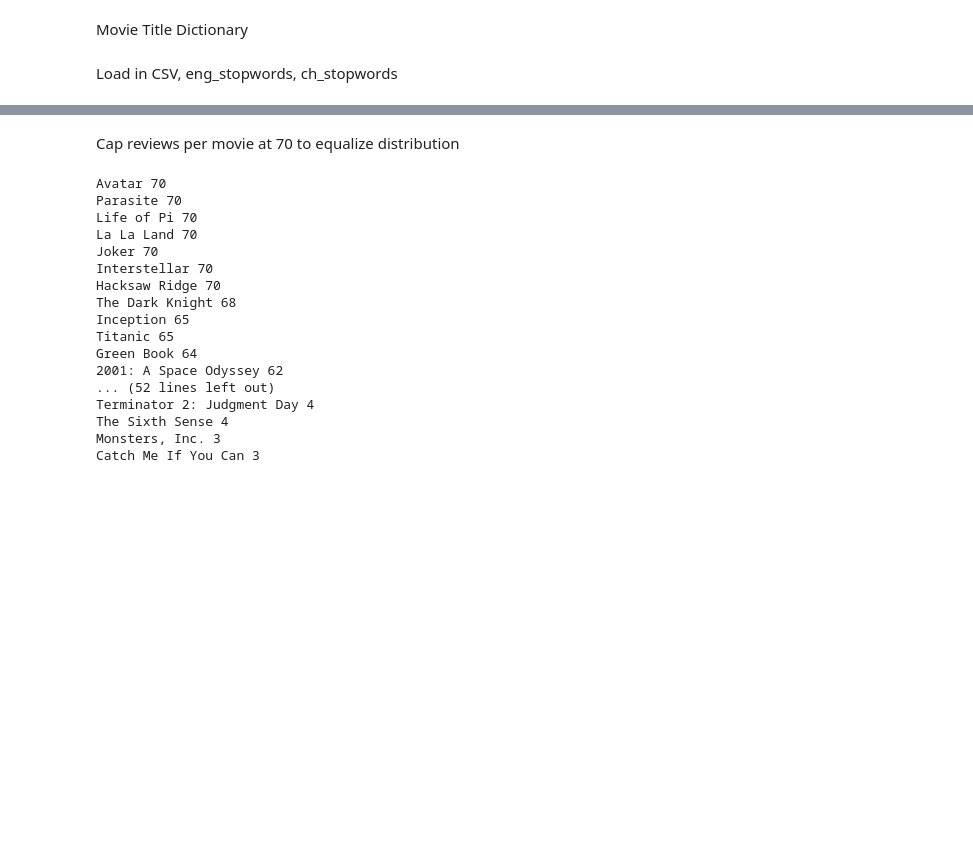
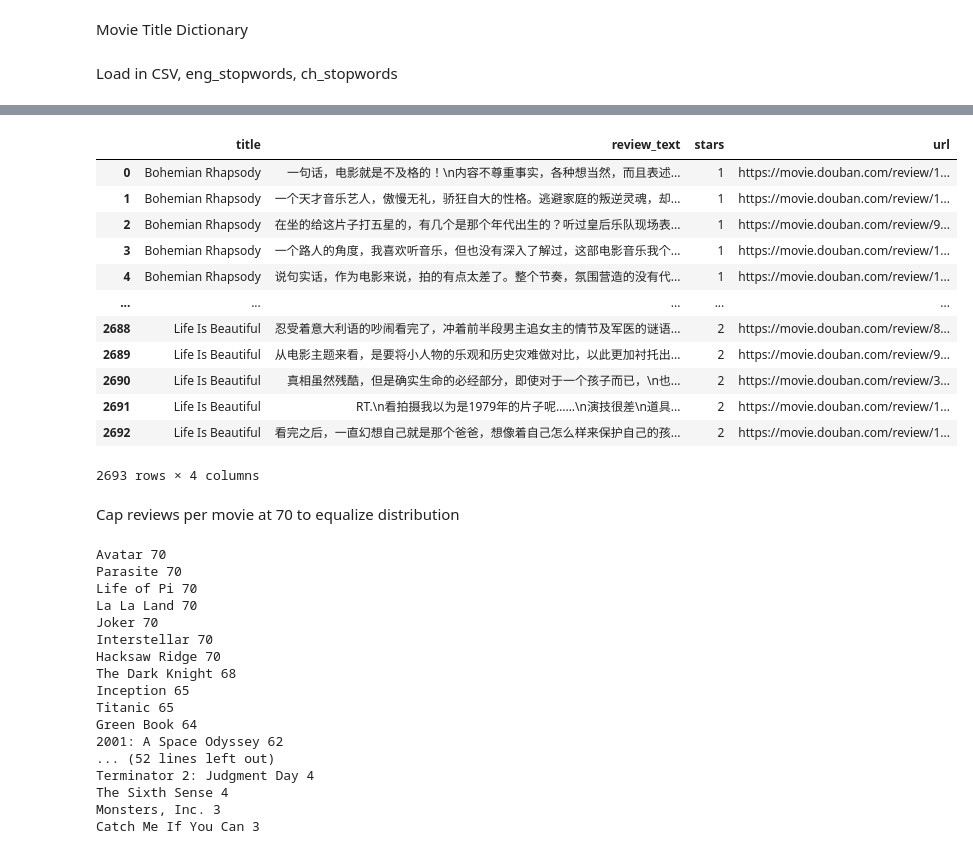
Before and after one commit to eli-marx/ds-project, a Jupyter notebook: jupyter notebooks/MAIN_chinese_review_modelling.ipynb, the cells around one changed output, grey strips where cells are left out. Drawn from its saved outputs; the diff is of its cells as text; code cells hidden in the pictures; blank space fills up the shorter version.

```diff
--- a/jupyter notebooks/MAIN_chinese_review_modelling.ipynb
+++ b/jupyter notebooks/MAIN_chinese_review_modelling.ipynb
@@ -303,6 +324,22 @@ df_cn = pd.read_csv('../douban_reviews.csv')
 #eng_stopwords = set(stopwords.words('english'))
 eng_stopwords = set(open('../text_processing/custom_english_stopwords.txt', encoding='utf-8').read().split())
 cn_stopwords = set(open('../text_processing/chinese_stopwords.txt', encoding='utf-8').read().split())
+# %%
+df_cn
+# %% [output]
+|  | title | review_text | stars | url |
+| 0 | Bohemian Rhapsody | 一句话，电影就是不及格的！\n内容不尊重事实，各种想当然，而且表述... | 1 | https://movie.douban.com/review/1... |
+| 1 | Bohemian Rhapsody | 一个天才音乐艺人，傲慢无礼，骄狂自大的性格。逃避家庭的叛逆灵魂，却... | 1 | https://movie.douban.com/review/1... |
+| 2 | Bohemian Rhapsody | 在坐的给这片子打五星的，有几个是那个年代出生的？听过皇后乐队现场表... | 1 | https://movie.douban.com/review/9... |
+| 3 | Bohemian Rhapsody | 一个路人的角度，我喜欢听音乐，但也没有深入了解过，这部电影音乐我个... | 1 | https://movie.douban.com/review/1... |
+| 4 | Bohemian Rhapsody | 说句实话，作为电影来说，拍的有点太差了。整个节奏，氛围营造的没有代... | 1 | https://movie.douban.com/review/1... |
+| ... | ... | ... | ... | ... |
+| 2688 | Life Is Beautiful | 忍受着意大利语的吵闹看完了，冲着前半段男主追女主的情节及军医的谜语... | 2 | https://movie.douban.com/review/8... |
+| 2689 | Life Is Beautiful | 从电影主题来看，是要将小人物的乐观和历史灾难做对比，以此更加衬托出... | 2 | https://movie.douban.com/review/9... |
+| 2690 | Life Is Beautiful | 真相虽然残酷，但是确实生命的必经部分，即使对于一个孩子而已，\n也... | 2 | https://movie.douban.com/review/3... |
+| 2691 | Life Is Beautiful | RT.\n看拍摄我以为是1979年的片子呢……\n演技很差\n道具... | 2 | https://movie.douban.com/review/1... |
+| 2692 | Life Is Beautiful | 看完之后，一直幻想自己就是那个爸爸，想像着自己怎么样来保护自己的孩... | 2 | https://movie.douban.com/review/1... |
+2693 rows × 4 columns
 # %% [markdown]
 Cap reviews per movie at 70 to equalize distribution
 # %%
```
Also changed, not shown: parts of 6 cells of this notebook, 1 other file.
